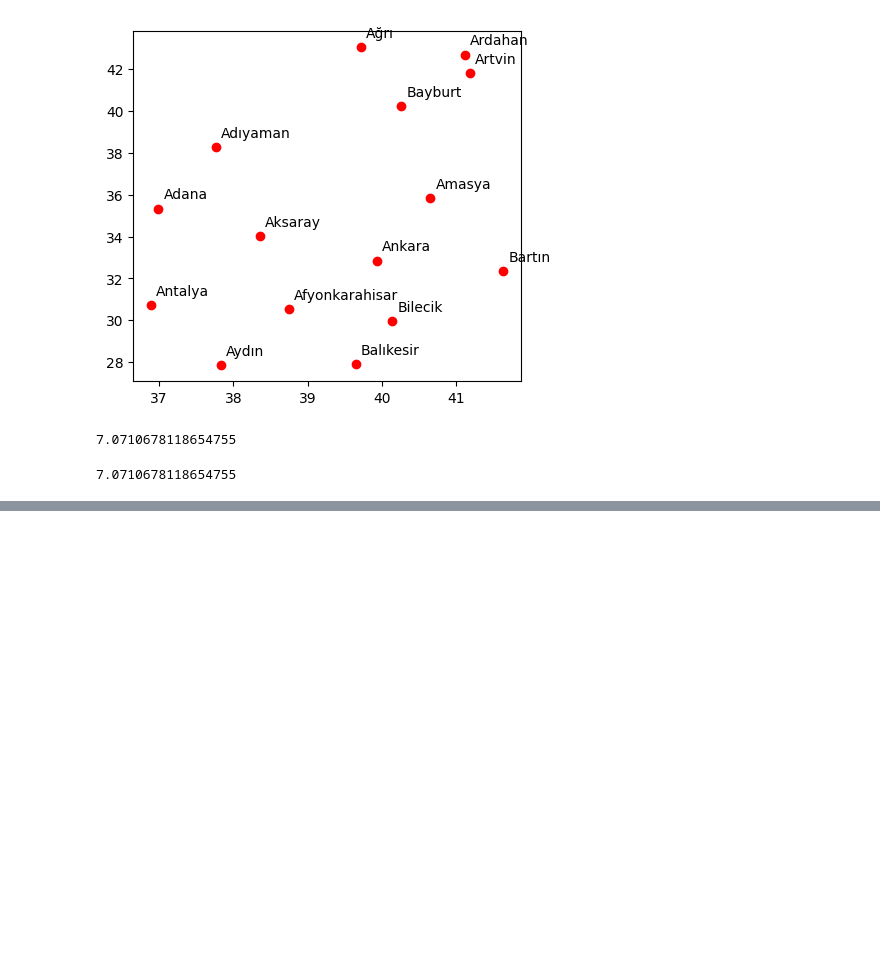
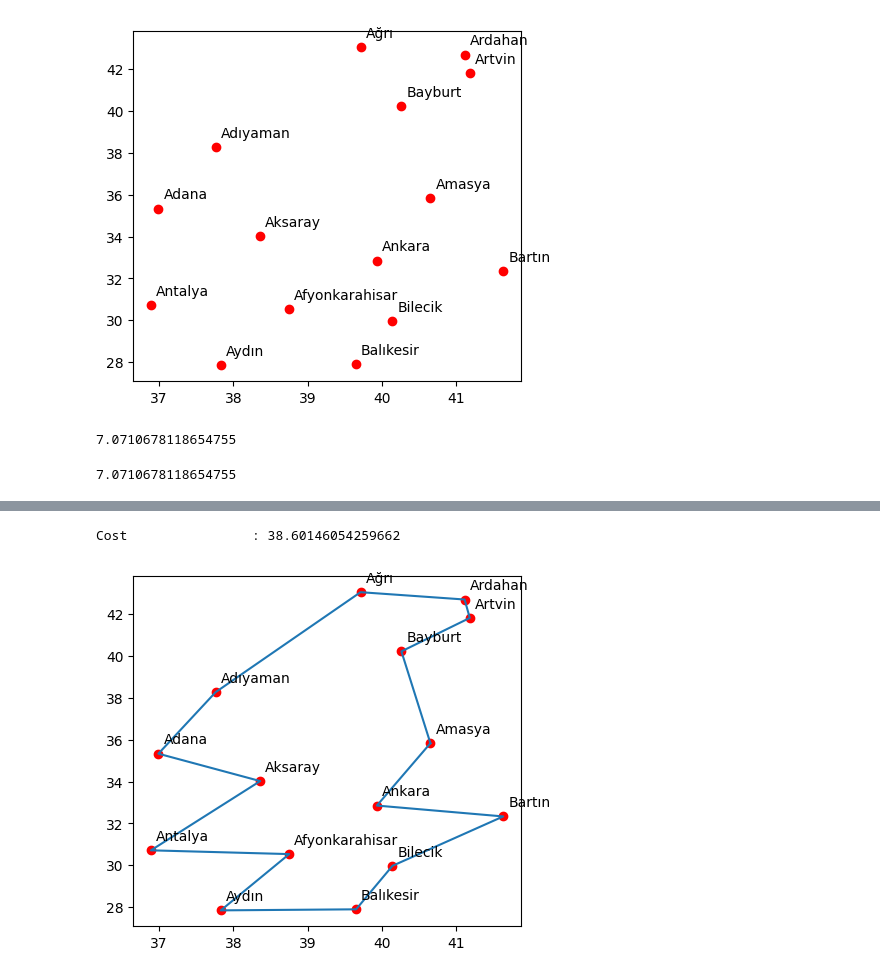
Before and after one commit to charynepesov/optimization_project, a Jupyter notebook: TSP_GA_son.ipynb, the cells around one changed output, grey strips where cells are left out. Drawn from its saved outputs; the diff is of its cells as text; code cells hidden in the pictures; blank space fills up the shorter version.

```diff
--- a/TSP_GA_son.ipynb
+++ b/TSP_GA_son.ipynb
@@ -426,0 +406,8 @@ Aksaray, Ankara, Afyonkarahisar, Antalya, Aydın, Balıkesir, Bilecik, Bartın,
+# %%
+# 100.nesil
+print('Cost                :', AllObjectives[99])
+route_node_x, route_node_y = getNodeXY(AllSolutions[99])
+plotRoute(route_node_x, route_node_y)
+# %% [output]
+Cost                : 38.60146054259662
+[figure, added]
```
Also changed, not shown: parts of 13 cells of this notebook.
